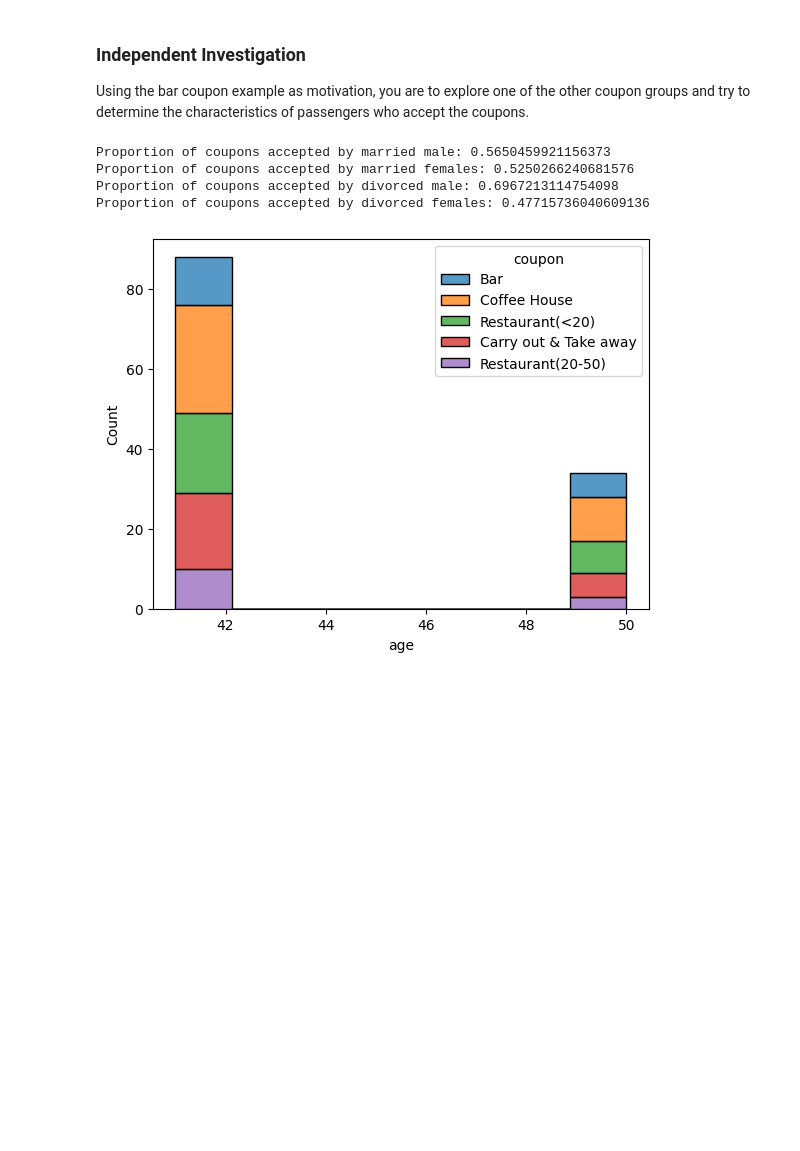
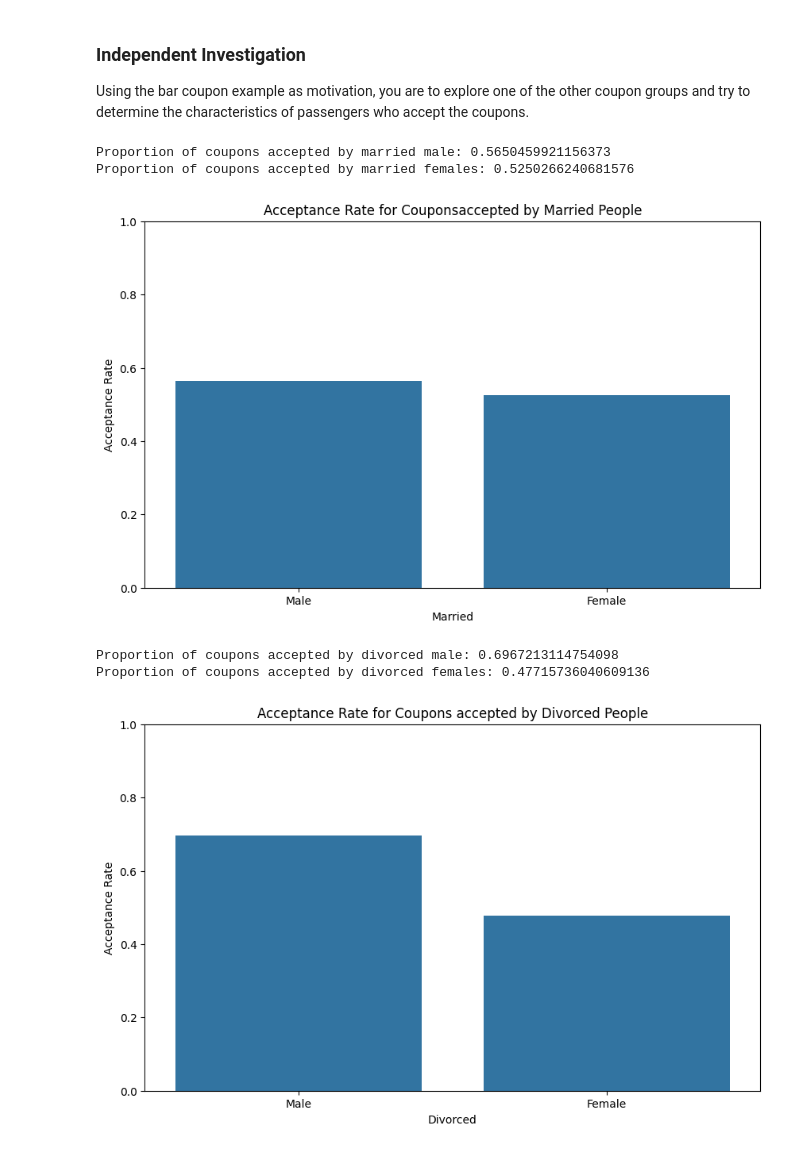
Before and after one commit to sohanit/CustomerCoupon, a Jupyter notebook: prompt.ipynb, the cells around one changed output. Cells and saved outputs as stored; diff of their text form; code cells hidden in the pictures; blank space fills up the shorter version.

Commit message:
updated with graphs

```diff
--- a/prompt.ipynb
+++ b/prompt.ipynb
@@ -351,35 +396,59 @@ print(f'Proportion of coupons accepted by married male: {data_male_married_accep
 data_female = data[data['gender'] == 'Female']
 data_female_married = data_female[data_female['maritalStatus'] == 'Married partner']
 data_female_married_accepted = data_female_married[data_female_married['Y'] == 1]['coupon'].value_counts().sum()
 data_female_married_total = data_female_married['coupon'].value_counts().sum()
 data_female_married_acceptance_rate = data_female_married_accepted / data_female_married_total
 
 print(f'Proportion of coupons accepted by married females: {data_female_married_acceptance_rate}')
 
+# Acceptance rate of coupons for married men was slightly higher than married woman
+
+# Plot the two acceptance rates
+data_married = pd.DataFrame({'Gender': ['Male', 'Female'], 'Acceptance Rate': [data_male_married_acceptance_rate, data_female_married_acceptance_rate]})
+
+plt.figure(figsize=(10, 6))
+sns.barplot(x='Gender', y='Acceptance Rate', data=data_married)
+plt.title('Acceptance Rate for Couponsaccepted by Married People')
+plt.xlabel('Married')
+plt.ylabel('Acceptance Rate')
+plt.ylim(0, 1) # Set y-axis limits to 0-1
+plt.show()
+
 data_male_divorced = data_male[data_male['maritalStatus'] == 'Divorced']
 data_male_divorced_accepted = data_male_divorced[data_male_divorced['Y'] == 1]['coupon'].value_counts().sum()
 data_male_divorced_total = data_male_divorced['coupon'].value_counts().sum()
 data_male_divorced_acceptance_rate = data_male_divorced_accepted / data_male_divorced_total
 
 print(f'Proportion of coupons accepted by divorced male: {data_male_divorced_acceptance_rate}')
 
-custom_colors = ['#1f77b4', '#ff7f0e', '#2ca02c', '#d62728', '#9467bd']
-sns.histplot(data=data_male_divorced, x='age', hue='coupon', palette=custom_colors, multiple='stack')
+#custom_colors = ['#1f77b4', '#ff7f0e', '#2ca02c', '#d62728', '#9467bd']
+#sns.histplot(data=data_male_divorced, x='age', hue='coupon', palette=custom_colors, multiple='stack')
 
 data_female_divorced = data_female[data_female['maritalStatus'] == 'Divorced']
 data_female_divorced_accepted = data_female_divorced[data_female_divorced['Y'] == 1]['coupon'].value_counts().sum()
 data_female_divorced_total = data_female_divorced['coupon'].value_counts().sum()
 data_female_divorced_acceptance_rate = data_female_divorced_accepted / data_female_divorced_total
 
 print(f'Proportion of coupons accepted by divorced females: {data_female_divorced_acceptance_rate}')
 
 # Result
 # Married male have slightly more acceptance rate compared to married females
 # Divorced male have more acceptance rate compared to divorced females amd married males
 # Divorced female have less acceptance rate compared to marrried females
+
+# Plot the two acceptance rates
+data_divorce = pd.DataFrame({'Gender': ['Male', 'Female'], 'Acceptance Rate': [data_male_divorced_acceptance_rate, data_female_divorced_acceptance_rate]})
+plt.figure(figsize=(10, 6))
+sns.barplot(x='Gender', y='Acceptance Rate', data=data_divorce)
+plt.title('Acceptance Rate for Coupons accepted by Divorced People')
+plt.xlabel('Divorced')
+plt.ylabel('Acceptance Rate')
+plt.ylim(0, 1) # Set y-axis limits to 0-1
+plt.show()
 # %% [output]
 Proportion of coupons accepted by married male: 0.5650459921156373
 Proportion of coupons accepted by married females: 0.5250266240681576
-Proportion of coupons accepted by divorced male: 0.6967213114754098
-Proportion of coupons accepted by divorced females: 0.47715736040609136
-[figure, old version]
+[figure, new version]
+Proportion of coupons accepted by divorced male: 0.6967213114754098
+Proportion of coupons accepted by divorced females: 0.47715736040609136
+[figure, added]
```
Also changed, not shown: parts of 4 cells of this notebook.
